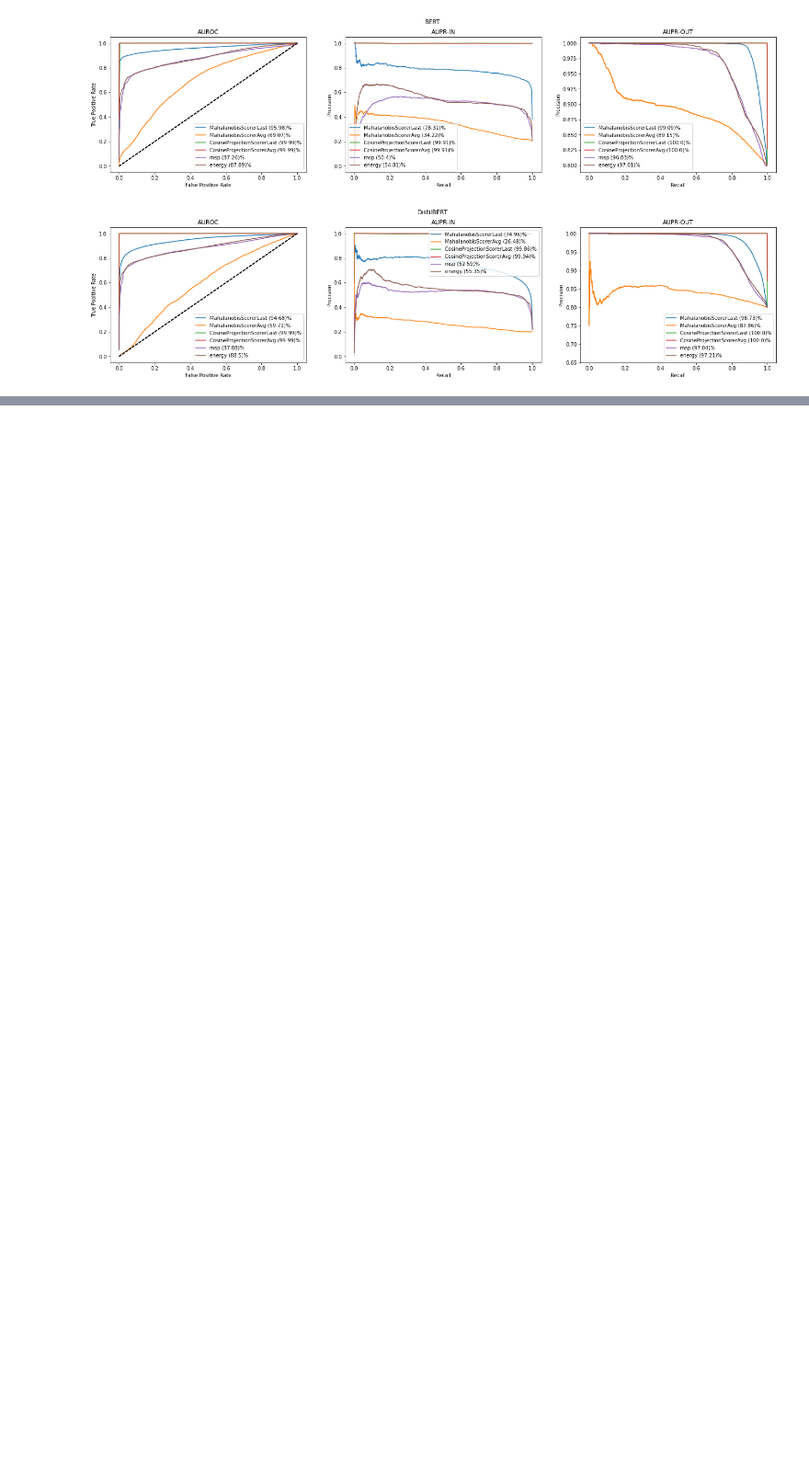
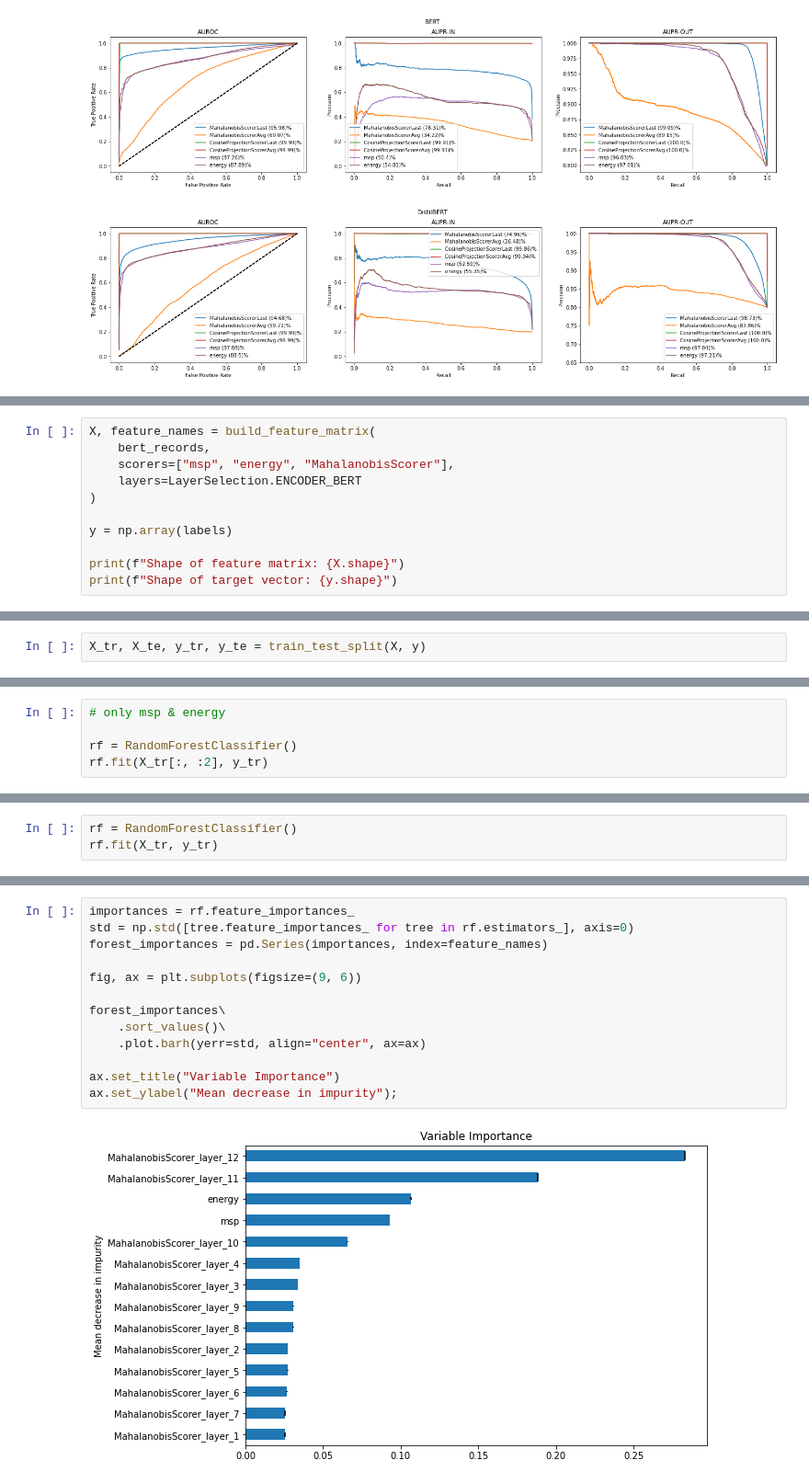
Before and after one commit to PeDiot/OOD-Detection-Intent-Classification, a Jupyter notebook: notebook.ipynb, the cells around one changed output, grey strips where cells are left out. Shown at 92% size. Saved outputs shown, nothing was run; the diff lists cells and outputs as text; blank space fills up the shorter version.

```diff
--- a/notebook.ipynb
+++ b/notebook.ipynb
@@ -841,0 +954,11 @@ for model in ("BERT", "DistilBERT"):
+# %%
+X, feature_names = build_feature_matrix(
+    bert_records,
+    scorers=["msp", "energy", "MahalanobisScorer"],
+    layers=LayerSelection.ENCODER_BERT
+)
+
+y = np.array(labels)
+
+print(f"Shape of feature matrix: {X.shape}")
+print(f"Shape of target vector: {y.shape}")
@@ -841,0 +968,2 @@ for model in ("BERT", "DistilBERT"):
+# %%
+X_tr, X_te, y_tr, y_te = train_test_split(X, y)
@@ -841,0 +974,5 @@ for model in ("BERT", "DistilBERT"):
+# %%
+# only msp & energy
+
+rf = RandomForestClassifier()
+rf.fit(X_tr[:, :2], y_tr)
@@ -841,0 +996,3 @@ for model in ("BERT", "DistilBERT"):
+# %%
+rf = RandomForestClassifier()
+rf.fit(X_tr, y_tr)
@@ -841,0 +1014,15 @@ for model in ("BERT", "DistilBERT"):
+# %%
+importances = rf.feature_importances_
+std = np.std([tree.feature_importances_ for tree in rf.estimators_], axis=0)
+forest_importances = pd.Series(importances, index=feature_names)
+
+fig, ax = plt.subplots(figsize=(9, 6))
+
+forest_importances\
+    .sort_values()\
+    .plot.barh(yerr=std, align="center", ax=ax)
+
+ax.set_title("Variable Importance")
+ax.set_ylabel("Mean decrease in impurity");
+# %% [output]
+[figure, added]
```
Also changed, not shown: parts of 23 cells of this notebook.
